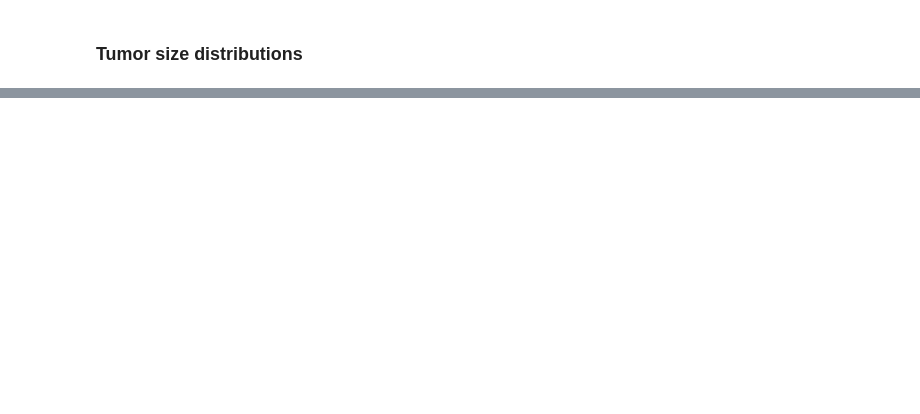
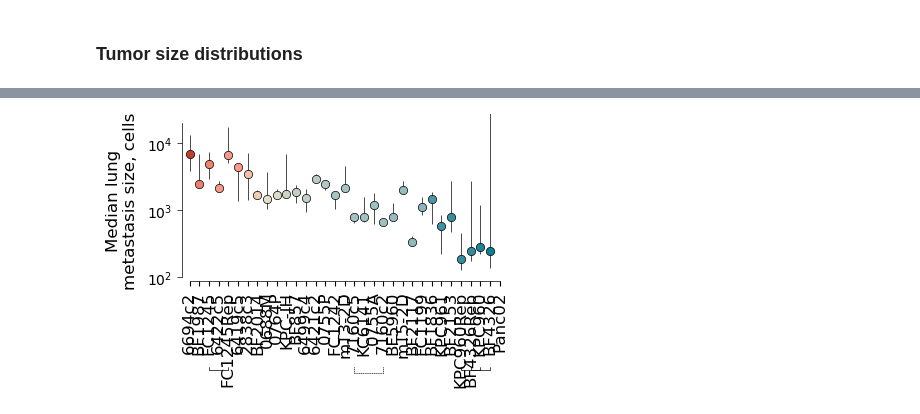
Before and after one commit to alyulina/metastatic-phenotypes, a Jupyter notebook: figures/fig3/fig3.ipynb, the cells around one changed output, grey strips where cells are left out. Cells and saved outputs as stored; diff of their text form; code cells hidden in the pictures; blank space fills up the shorter version.

```diff
--- a/figures/fig3/fig3.ipynb
+++ b/figures/fig3/fig3.ipynb
@@ -1467,0 +247,71 @@ for i in range(len(percentiles)):
+# %%
+name = 'lung_median_size_3w_f1_exp1'
+si = 'main'
+
+fig, ax = plt.subplots(figsize=(4, 2))
+ax.spines[['top', 'right']].set_visible(False)
+ax.spines['bottom'].set_position(('axes', -0.025))
+ax.spines['left'].set_position(('axes', -0.025))
+ax.spines[['bottom', 'left']].set_linewidth(0.5)
+ax.yaxis.set_tick_params(width=0.5)
+
+what = ['1', 20, 'C57B6/129S F1', 'intravenous', 'lung']
+samples = list(set(metadata.loc[(metadata['experiment'] == what[0]) &
+                                (metadata['time point, d'] > what[1]) &
+                                (metadata['genotype'] == what[2]) &
+                                (metadata['injection method'] == what[3]) &
+                                (metadata['tissue'] == what[4])
+].apply(lambda row: row['notes'].split()[0] if row['notes'] != 'none' else row.name, axis=1).tolist()))
+tag = '_'.join([str(w).replace('/', '').replace(' ', '') for w in what])
+
+mouse_clID_barcode_size = utils.convert_barcode_reads_to_cell_counts(samples)
+
+# compute actual median sizes from data
+medians = {}
+for clID in clIDs_no_spikein:
+    sizes = mouse_clID_barcode_size.loc[mouse_clID_barcode_size.clID == clID, 'size']
+    sizes = sizes[sizes >= 100]  # apply minimum size filter
+    if len(sizes) > 0:
+        medians[clID] = np.median(sizes)
+    else:
+        medians[clID] = np.nan
+
+#clIDs_sorted = sorted((k for k in size_stats if not np.isnan(actual_medians[k])), key=lambda k: actual_medians[k])[::-1]
+
+for i, clID in enumerate(clIDs_sorted):
+    # median from raw data
+    median = medians[clID]
+
+    # 95% CI from bootstrap distribution of median (percentile 50)
+    low = np.percentile(what__size_stats_bootstraps['sizes_bootstrap__' + tag][clID][50], 2.5)
+    high = np.percentile(what__size_stats_bootstraps['sizes_bootstrap__' + tag][clID][50], 97.5)
+
+    # plot 95% CI
+    ax.errorbar(i, median, yerr=[[max(0, median - low)], [max(0, high - median)]], fmt='none',
+                ecolor='black', elinewidth=0.5, zorder=-10, capsize=0, clip_on=False)
+
+    # plot median point
+    ax.scatter(i, median, color=clID__color_1[clID], edgecolor='black', linewidth=0.5, alpha=1, clip_on=False)
+
+ax.set_ylim(1e2, 2e4)
+ax.set_yscale('log')
+ax.minorticks_off()
+
+ax.set_xlim(0, len(clIDs_sorted) - 1)
+ax.set_xticks(range(len(clIDs_sorted)))
+ax.set_xticklabels([clID__label[x] for x in clIDs_sorted], size=12, rotation=90)
+
+ax.set_ylabel('Median lung\nmetastasis size, cells', fontsize=12, labelpad=6)
+
+# connecting replicate cell lines by lines
+for key, value in clID_replicates__linestyle.items():
+    y = 0.5e1
+    x = sorted([clIDs_sorted.index(key[0]), clIDs_sorted.index(key[1])])
+    ax.annotate('', xy=(x[0], y), xycoords='data', xytext=(x[1], y), textcoords='data',
+                arrowprops=dict(arrowstyle='-', linestyle=value, linewidth=0.5, color='0',
+                                patchA=None, patchB=None, connectionstyle='bar,angle=180,fraction=-0.3'),
+                annotation_clip=False)
+
+plt.savefig(path_to_save_figs + 'fig3/figs/' + si + '_' + name + '.pdf', dpi=300, bbox_inches='tight')
+# %% [output]
+[figure, added]
```
Also changed, not shown: parts of 73 cells of this notebook, 15 other files.
